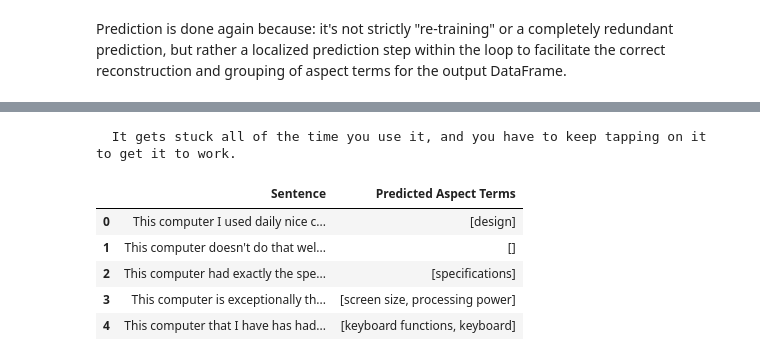
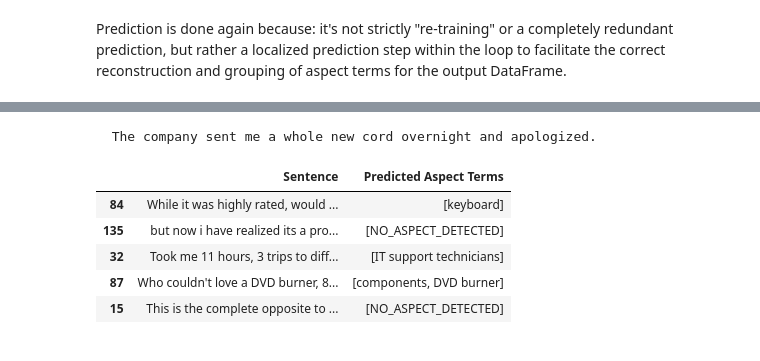
Before and after one commit to ShubhamIITMS006/NLP-Projects, a Jupyter notebook: Aspect_Detection_Sentiment_Analysis.ipynb, the cells around one changed output, grey strips where cells are left out. Cells and saved outputs as stored; diff of their text form; code cells hidden in the pictures.

```diff
--- a/Aspect_Detection_Sentiment_Analysis.ipynb
+++ b/Aspect_Detection_Sentiment_Analysis.ipynb
@@ -429,0 +478,25 @@ torch.save(model.state_dict(), 'distilbert-finetune-aspect.pt')
+# %%
+model = DistilBertForTokenClassification.from_pretrained('distilbert-base-uncased', num_labels=3)
+
+optimizer = AdamW(model.parameters(), lr=training_params["learning_rate"])
+
+model.train()
+
+for epoch in range(training_params["epochs"]):
+    total_loss = 0.0
+    for batch in data_loader:
+        optimizer.zero_grad()
+
+        outputs = model(
+            input_ids=batch["input_ids"],
+            attention_mask=batch["attention_mask"],
+            labels=batch["labels"]
+        )
+
+        loss = outputs.loss
+        total_loss += loss.item()
+        loss.backward()
+        optimizer.step()
+
+    avg_loss = total_loss / len(data_loader)
+    print(f"Epoch {epoch+1} | Average Loss: {avg_loss:.4f}")
@@ -538,7 +615,6 @@ predicted_aspect_terms = []
 tokenizer = DistilBertTokenizerFast.from_pretrained('distilbert-base-uncased')
 
 # Assuming the model is already loaded and in eval mode from the previous cell
-# model.load_state_dict(torch.load('/content/distilbert-finetune-aspect.pt'))
 # model.eval()
 
 for sentence in test_sentences:
@@ -556,7 +632,7 @@ for sentence in test_sentences:
     input_ids = encoded['input_ids']
     attention_mask = encoded['attention_mask']
     offsets = encoded['offset_mapping'][0].tolist()
-    word_ids = encoded.word_ids()
+    word_ids = encoded.word_ids()                     ## word_ids will have "None" for special tokens ['cls'], ['end'], ['pad']
 
     # Get predictions for the current sentence
     with torch.no_grad():
@@ -609,7 +685,13 @@ for sentence in test_sentences:
 
 
     # Convert the set back to a list for the DataFrame
-    predicted_aspect_terms.append(list(sentence_aspect_terms_set))
+    extracted_terms = list(sentence_aspect_terms_set)
+
+    # Add a placeholder if no aspect terms were extracted
+    if not extracted_terms:
+        predicted_aspect_terms.append(['NO_ASPECT_DETECTED'])
+    else:
+        predicted_aspect_terms.append(extracted_terms)
 
 
 # Create a DataFrame
@@ -622,14 +711,14 @@ display(predicted_aspects_df.head())
 # %%
-print(test_sentences[239])
-predicted_aspects_df.head(5)
+print(test_sentences[253])
+predicted_aspects_df.sample(5)
 # %% [output]
-  It gets stuck all of the time you use it, and you have to keep tapping on it to get it to work.
+  The company sent me a whole new cord overnight and apologized.
 |  | Sentence | Predicted Aspect Terms |
-| 0 | This computer I used daily nice c... | [design] |
-| 1 | This computer doesn't do that wel... | [] |
-| 2 | This computer had exactly the spe... | [specifications] |
-| 3 | This computer is exceptionally th... | [screen size, processing power] |
-| 4 | This computer that I have has had... | [keyboard functions, keyboard] |
+| 84 | While it was highly rated, would ... | [keyboard] |
+| 135 | but now i have realized its a pro... | [NO_ASPECT_DETECTED] |
+| 32 | Took me 11 hours, 3 trips to diff... | [IT support technicians] |
+| 87 | Who couldn't love a DVD burner, 8... | [components, DVD burner] |
+| 15 | This is the complete opposite to ... | [NO_ASPECT_DETECTED] |
 # %%
 # Explode the 'Predicted Aspect Terms' column
 exploded_predicted_aspects_df = predicted_aspects_df.explode('Predicted Aspect Terms')
```
Also changed, not shown: parts of 33 cells of this notebook.
